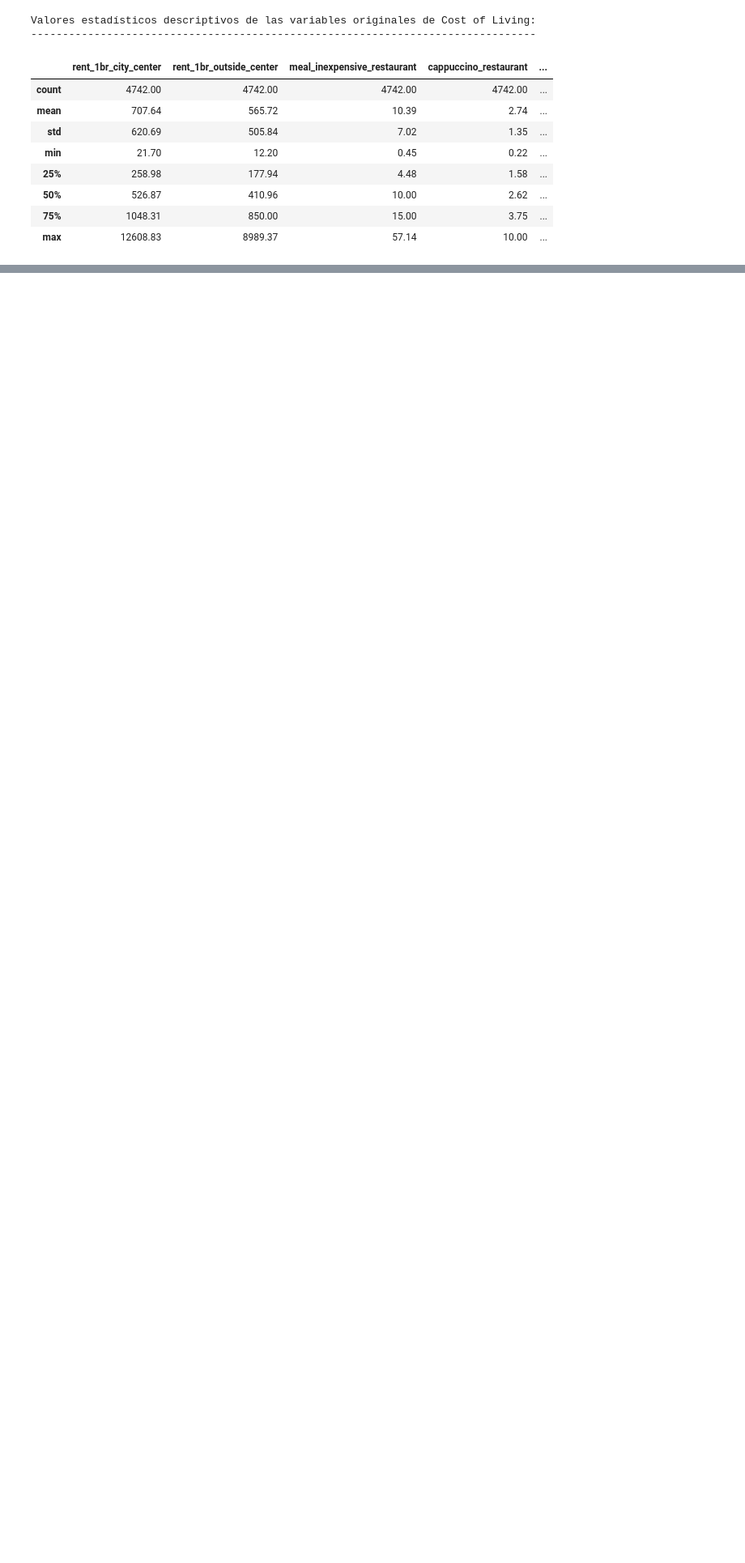
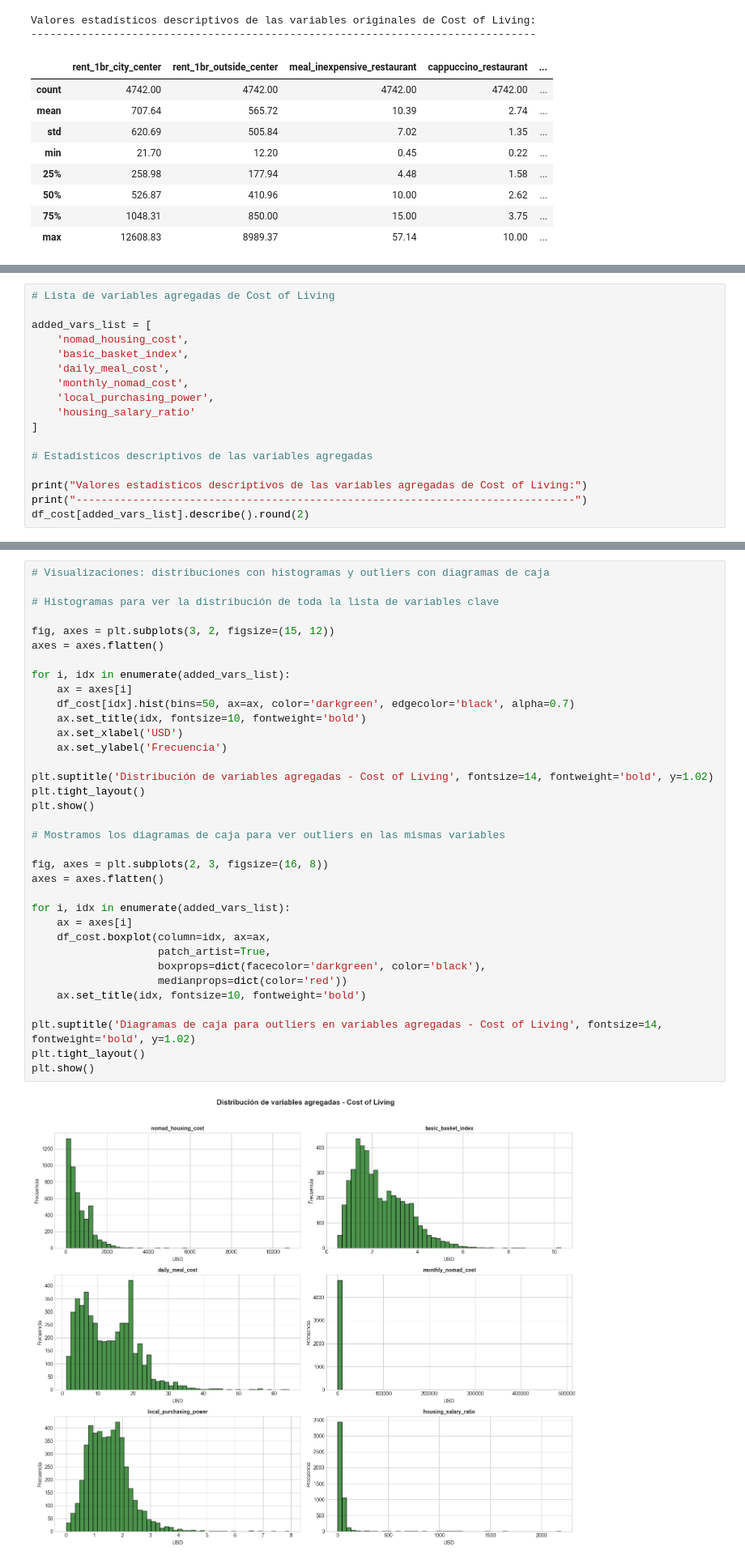
Before and after one commit to danielaaguirrej55-source/EDA-Nomadismo-Digital, a Jupyter notebook: src/notebooks/EDA-univariante_juanfcia_draft.ipynb, the cells around one changed output, grey strips where cells are left out. Shown at 81% size. Cells and saved outputs as stored; diff of their text form; blank space fills up the shorter version.

```diff
--- a/src/notebooks/EDA-univariante_juanfcia_draft.ipynb
+++ b/src/notebooks/EDA-univariante_juanfcia_draft.ipynb
@@ -245,0 +253,17 @@ plt.show()
+# %%
+# Lista de variables agregadas de Cost of Living
+
+added_vars_list = [
+    'nomad_housing_cost',
+    'basic_basket_index',
+    'daily_meal_cost',
+    'monthly_nomad_cost',
+    'local_purchasing_power',
+    'housing_salary_ratio'
+]
+
+# Estadísticos descriptivos de las variables agregadas
+
+print("Valores estadísticos descriptivos de las variables agregadas de Cost of Living:")
+print("-------------------------------------------------------------------------------")
+df_cost[added_vars_list].describe().round(2)
@@ -245,0 +282,37 @@ plt.show()
+# %%
+# Visualizaciones: distribuciones con histogramas y outliers con diagramas de caja
+
+# Histogramas para ver la distribución de toda la lista de variables clave
+
+fig, axes = plt.subplots(3, 2, figsize=(15, 12))
+axes = axes.flatten()
+
+for i, idx in enumerate(added_vars_list):
+    ax = axes[i]
+    df_cost[idx].hist(bins=50, ax=ax, color='darkgreen', edgecolor='black', alpha=0.7)
+    ax.set_title(idx, fontsize=10, fontweight='bold')
+    ax.set_xlabel('USD')
+    ax.set_ylabel('Frecuencia')
+
+plt.suptitle('Distribución de variables agregadas - Cost of Living', fontsize=14, fontweight='bold', y=1.02)
+plt.tight_layout()
+plt.show()
+
+# Mostramos los diagramas de caja para ver outliers en las mismas variables
+
+fig, axes = plt.subplots(2, 3, figsize=(16, 8))
+axes = axes.flatten()
+
+for i, idx in enumerate(added_vars_list):
+    ax = axes[i]
+    df_cost.boxplot(column=idx, ax=ax,
+                    patch_artist=True,
+                    boxprops=dict(facecolor='darkgreen', color='black'),
+                    medianprops=dict(color='red'))
+    ax.set_title(idx, fontsize=10, fontweight='bold')
+
+plt.suptitle('Diagramas de caja para outliers en variables agregadas - Cost of Living', fontsize=14, fontweight='bold', y=1.02)
+plt.tight_layout()
+plt.show()
+# %% [output]
+[figure, added]
```
Also changed, not shown: parts of 4 cells of this notebook.
